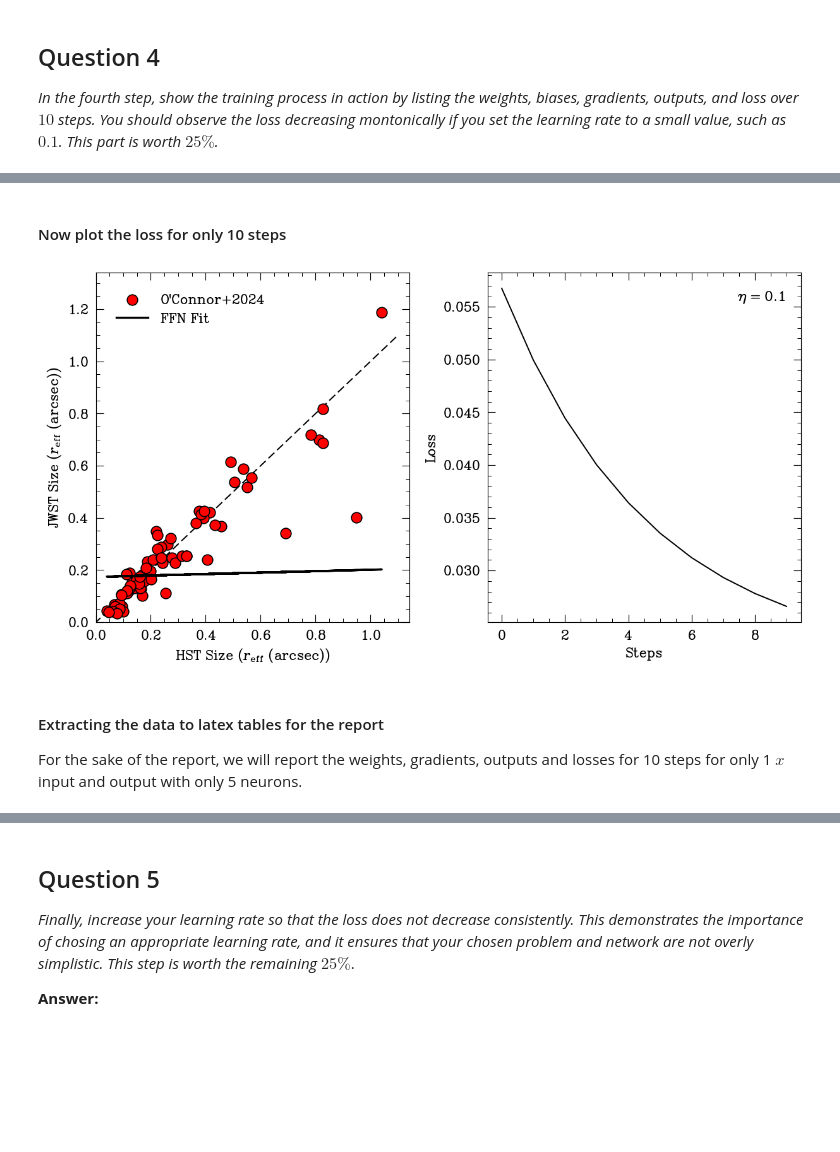
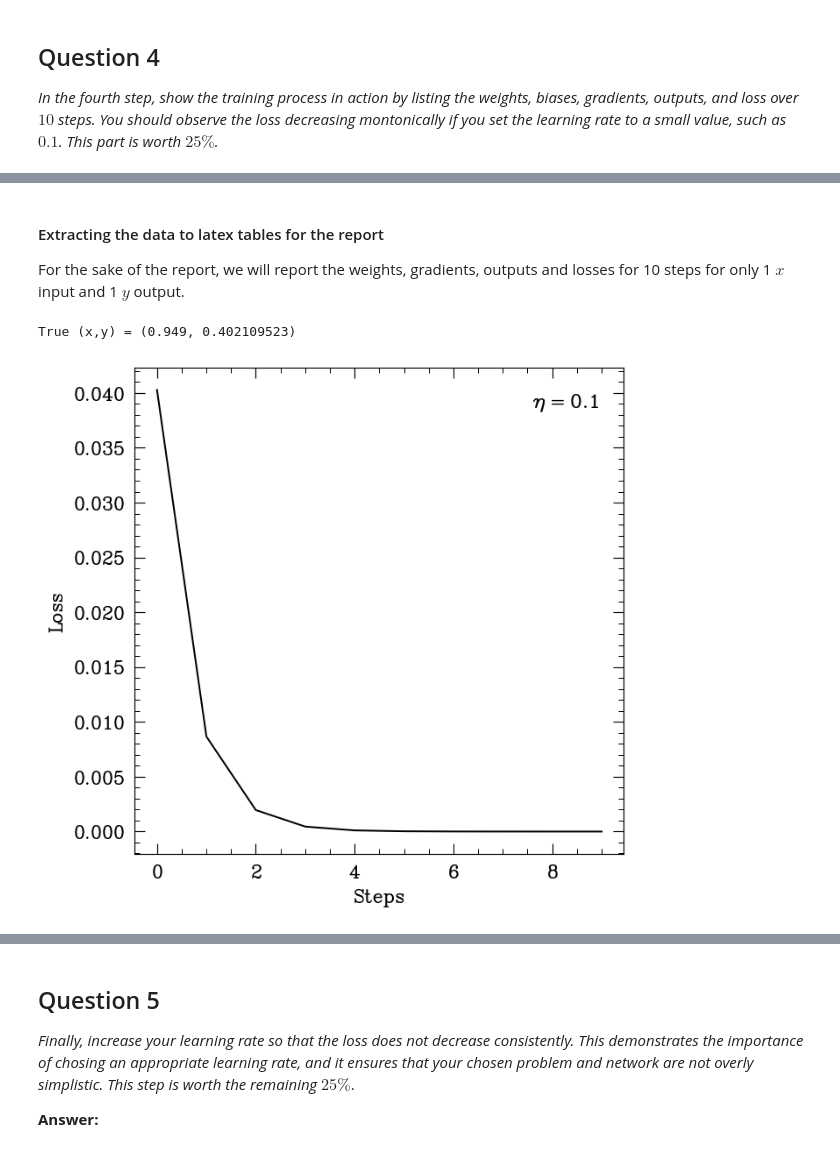
Before and after one commit to Pat-OC/astr4004-assignment-4, a Jupyter notebook: astr4004_assignment_4_notebook.ipynb, the cells around one changed output, grey strips where cells are left out. Drawn from its saved outputs; the diff is of its cells as text; code cells hidden in the pictures; blank space fills up the shorter version.

```diff
--- a/astr4004_assignment_4_notebook.ipynb
+++ b/astr4004_assignment_4_notebook.ipynb
@@ -376,52 +378,38 @@ plt.savefig(os.path.join(fig_dir,'jwst_hst_size_fit_loss.pdf'))
-# %% [markdown]
-#### Now plot the loss for only 10 steps
+# %% [markdown]
+#### Extracting the data to latex tables for the report
+
+For the sake of the report, we will report the weights, gradients, outputs and losses for 10 steps for only 1 $x$ input and 1 $y$ output.
 # %%
+np.random.seed(3245)
+
 ## Using the FFN
-x = np.array(hst_size)
-y = np.array(jwst_size)
+x = np.array(hst_size[0])
+y = np.array(jwst_size[0])
 
 # reshape x and y to correct format
 x = x.reshape(1, -1)
 y = y.reshape(1, -1)
 
 # run the neural network
 nn = FFN_line_fit(input_size=1, hidden_size=5, output_size=1, learning_rate=0.1)
 nn.train(x, y, steps=10)
 
-# make predictions
-y_pred = nn.forward_pass(x)
+fig, ax = plt.subplots()
 
-# Plotting the results
-fig, (ax1,ax2) = plt.subplots(1,2, figsize = (12,6))
+ax.plot(nn.steps_list, nn.loss_list)
 
-plt.subplots_adjust(wspace = 0.25)
-
-ax1.scatter(x.flatten(), y.flatten(), s=100, edgecolor='black', color='red', label="O'Connor+2024", zorder=2)
-ax1.plot(x.flatten(), y_pred.flatten(), color='black', linewidth=2, label='FFN Fit', zorder=3)
-ax1.plot(x_equal,y_equal, linestyle='dashed', color='black', zorder=1)
-
-ax1.set_xlabel(r'HST Size ($r_\mathrm{eff}$ (arcsec))')
-ax1.set_ylabel(r'JWST Size ($r_\mathrm{eff}$ (arcsec))')
-
-ax1.legend(loc='best')
-
-ax1.set_xlim(0, np.max(hst_size)+0.1)
-ax1.set_ylim(0, np.max(hst_size)+0.3)
-
-ax2.plot(nn.steps_list, nn.loss_list)
-
-ax2.text(0.95, 0.95, f'$\eta = 0.1$',
-         transform=ax2.transAxes,  # Use axes coordinates (0 to 1)
+ax.text(0.95, 0.95, f'$\eta = 0.1$',
+         transform=ax.transAxes,  # Use axes coordinates (0 to 1)
          ha='right', va='top',      # Align text to the right and top
          fontsize=16, color='black')  # Customize font size and color
 
-ax2.set_xlabel(r'Steps')
-ax2.set_ylabel(r'Loss')
+ax.set_xlabel(r'Steps')
+ax.set_ylabel(r'Loss')
 
-plt.savefig(os.path.join(fig_dir, 'jwst_hst_ffn_eta_01.pdf'))
+plt.savefig(os.path.join(fig_dir,'q4_loss_plt.pdf'))
+
+
+print(f'True (x,y) = {x[0][0],y[0][0]}')
 # %% [output]
+True (x,y) = (0.949, 0.402109523)
-[figure, old version]
+[figure, new version]
-# %% [markdown]
-#### Extracting the data to latex tables for the report
-
-For the sake of the report, we will report the weights, gradients, outputs and losses for 10 steps for only 1 $x$ input and output with only 5 neurons.
```
Also changed, not shown: parts of 7 cells of this notebook.
